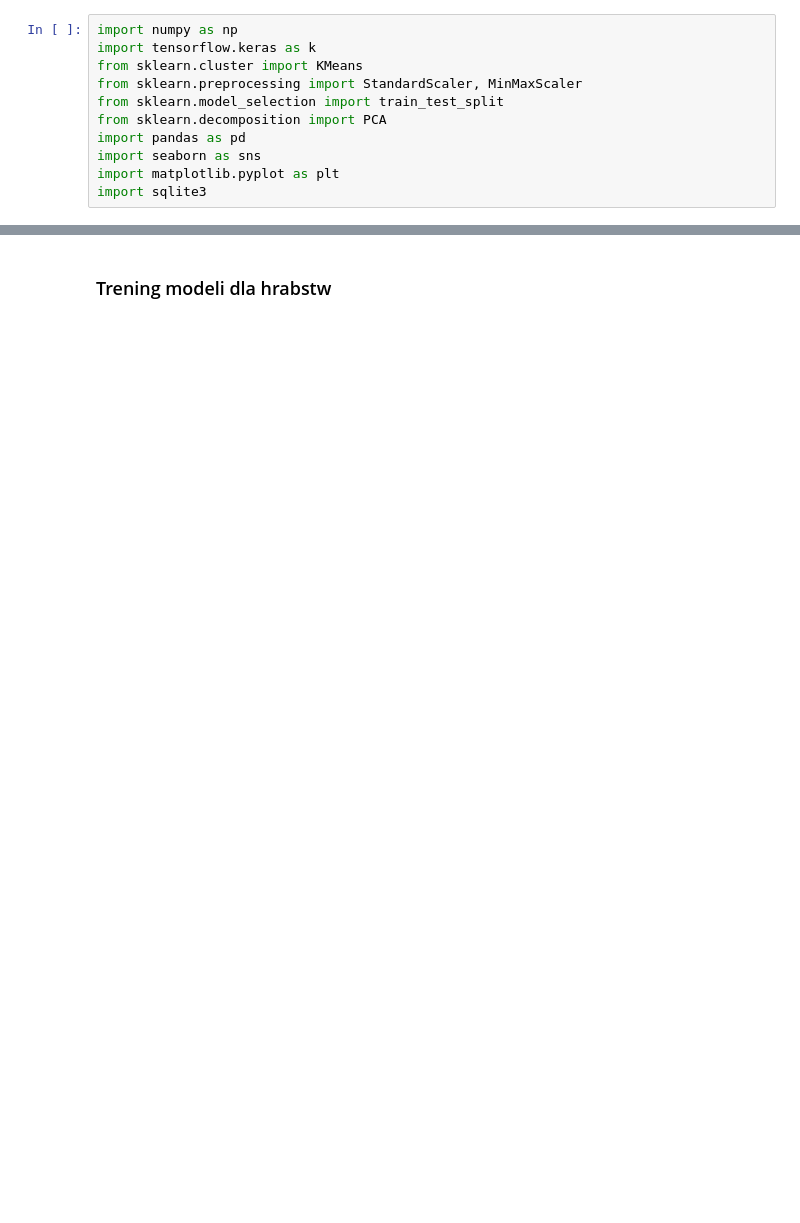
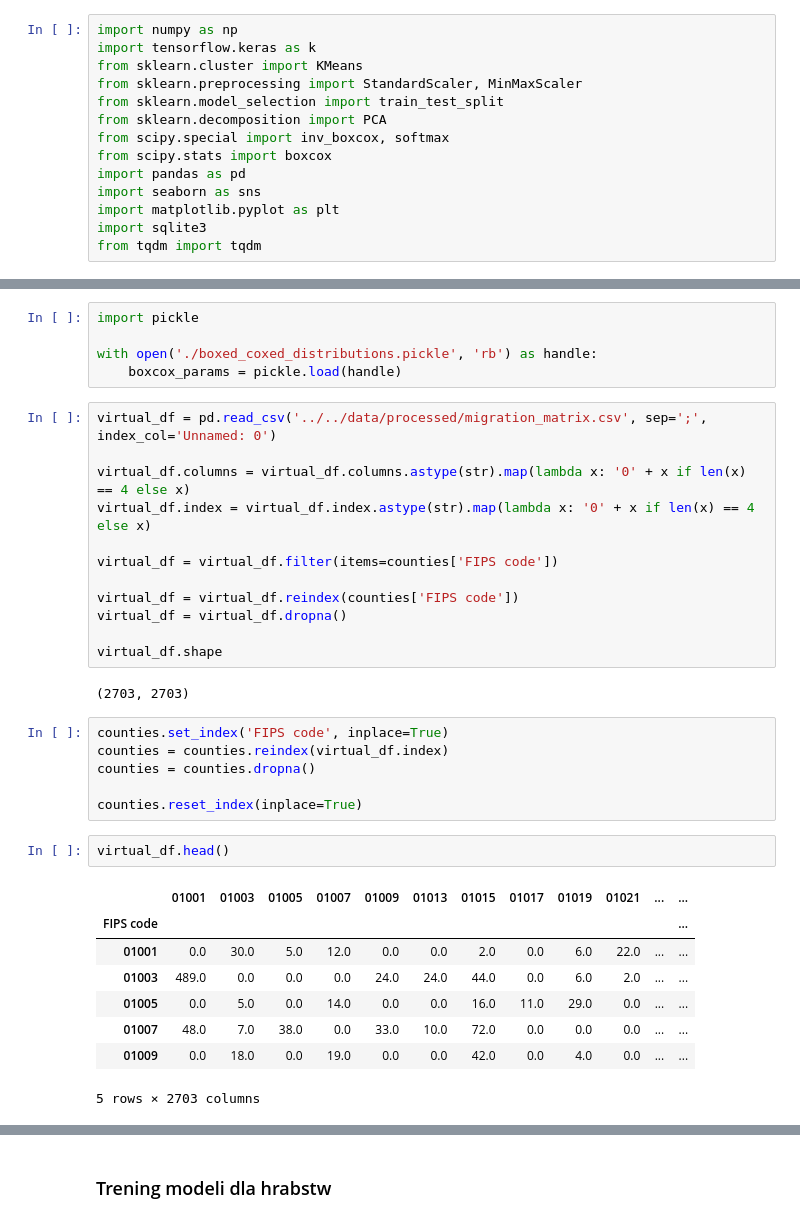
Before and after one commit to FIlipHand/USMigrations, a Jupyter notebook: stochastyka/models/trial.ipynb, the cells around one changed output, grey strips where cells are left out. Cells and saved outputs as stored; diff of their text form; blank space fills up the shorter version.

```diff
--- a/stochastyka/models/trial.ipynb
+++ b/stochastyka/models/trial.ipynb
@@ -5,10 +5,13 @@ from sklearn.cluster import KMeans
 from sklearn.preprocessing import StandardScaler, MinMaxScaler
 from sklearn.model_selection import train_test_split
 from sklearn.decomposition import PCA
+from scipy.special import inv_boxcox, softmax
+from scipy.stats import boxcox
 import pandas as pd
 import seaborn as sns
 import matplotlib.pyplot as plt
 import sqlite3
+from tqdm import tqdm
 # %%
 conn = sqlite3.connect('../../data/baza_projekt.db')
 # counties = pd.read_sql_query('SELECT * FROM unemployment', conn).iloc[:, :3]
@@ -47,3 +50,39 @@ counties.head()
 | 2 | 01005 | Alabama | Barbour County | 38.994165 | -0.68 | 26217 | 8.4 | 4.9 | ... |
 | 3 | 01007 | Alabama | Bibb County | 36.619543 | 3.95 | 22654 | 6.5 | 4.8 | ... |
 | 4 | 01009 | Alabama | Blount County | 48.524639 | 1.66 | 58238 | 5.4 | 4.6 | ... |
+# %%
+import pickle
+
+with open('./boxed_coxed_distributions.pickle', 'rb') as handle:
+    boxcox_params = pickle.load(handle)
+# %%
+virtual_df = pd.read_csv('../../data/processed/migration_matrix.csv', sep=';', index_col='Unnamed: 0')
+
+virtual_df.columns = virtual_df.columns.astype(str).map(lambda x: '0' + x if len(x) == 4 else x)
+virtual_df.index = virtual_df.index.astype(str).map(lambda x: '0' + x if len(x) == 4 else x)
+
+virtual_df = virtual_df.filter(items=counties['FIPS code'])
+
+virtual_df = virtual_df.reindex(counties['FIPS code'])
+virtual_df = virtual_df.dropna()
+
+virtual_df.shape
+# %% [output]
+(2703, 2703)
+# %%
+counties.set_index('FIPS code', inplace=True)
+counties = counties.reindex(virtual_df.index)
+counties = counties.dropna()
+
+counties.reset_index(inplace=True)
+# %%
+virtual_df.head()
+# %% [output]
+|  | 01001 | 01003 | 01005 | 01007 | 01009 | 01013 | 01015 | 01017 | 01019 | 01021 | ... | ... |
+| FIPS code |  |  |  |  |  |  |  |  |  |  |  | ... |
+| 01001 | 0.0 | 30.0 | 5.0 | 12.0 | 0.0 | 0.0 | 2.0 | 0.0 | 6.0 | 22.0 | ... | ... |
+| 01003 | 489.0 | 0.0 | 0.0 | 0.0 | 24.0 | 24.0 | 44.0 | 0.0 | 6.0 | 2.0 | ... | ... |
+| 01005 | 0.0 | 5.0 | 0.0 | 14.0 | 0.0 | 0.0 | 16.0 | 11.0 | 29.0 | 0.0 | ... | ... |
+| 01007 | 48.0 | 7.0 | 38.0 | 0.0 | 33.0 | 10.0 | 72.0 | 0.0 | 0.0 | 0.0 | ... | ... |
+| 01009 | 0.0 | 18.0 | 0.0 | 19.0 | 0.0 | 0.0 | 42.0 | 0.0 | 4.0 | 0.0 | ... | ... |
+5 rows × 2703 columns
```
Also changed, not shown: parts of 15 cells of this notebook.
